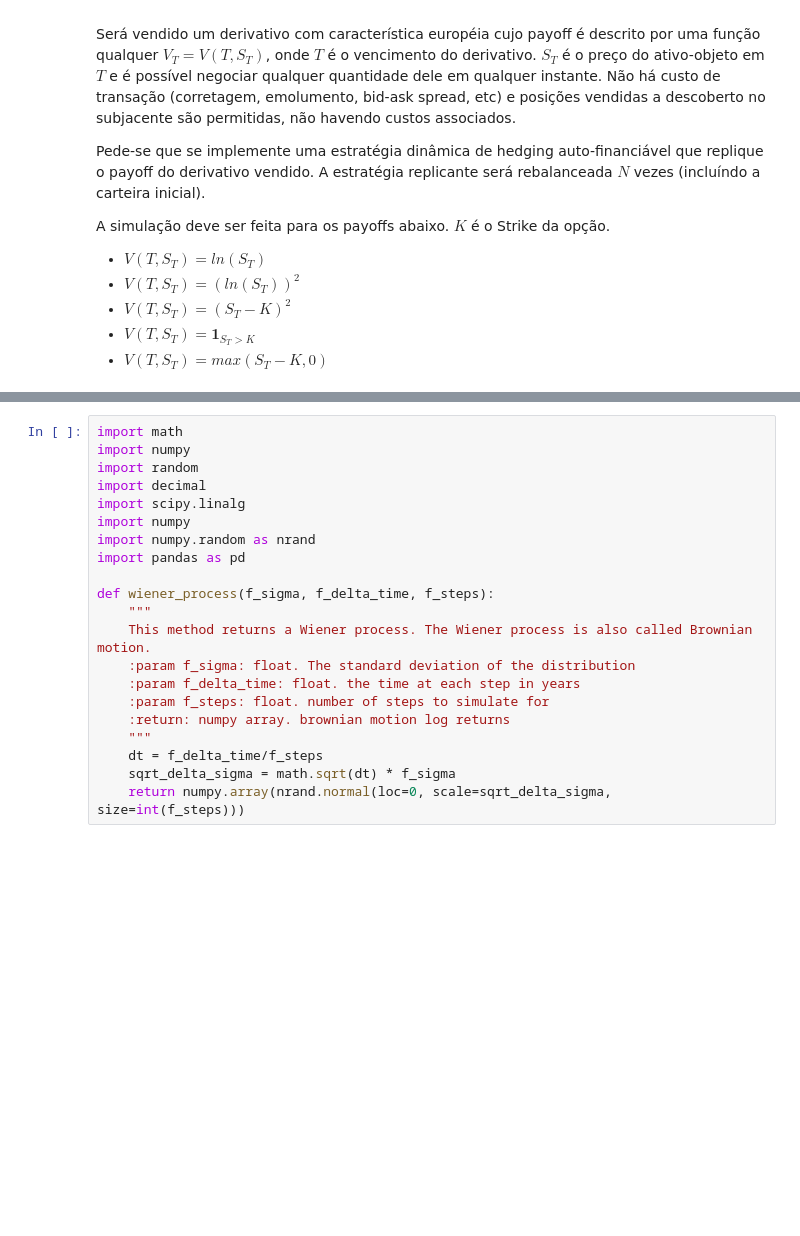
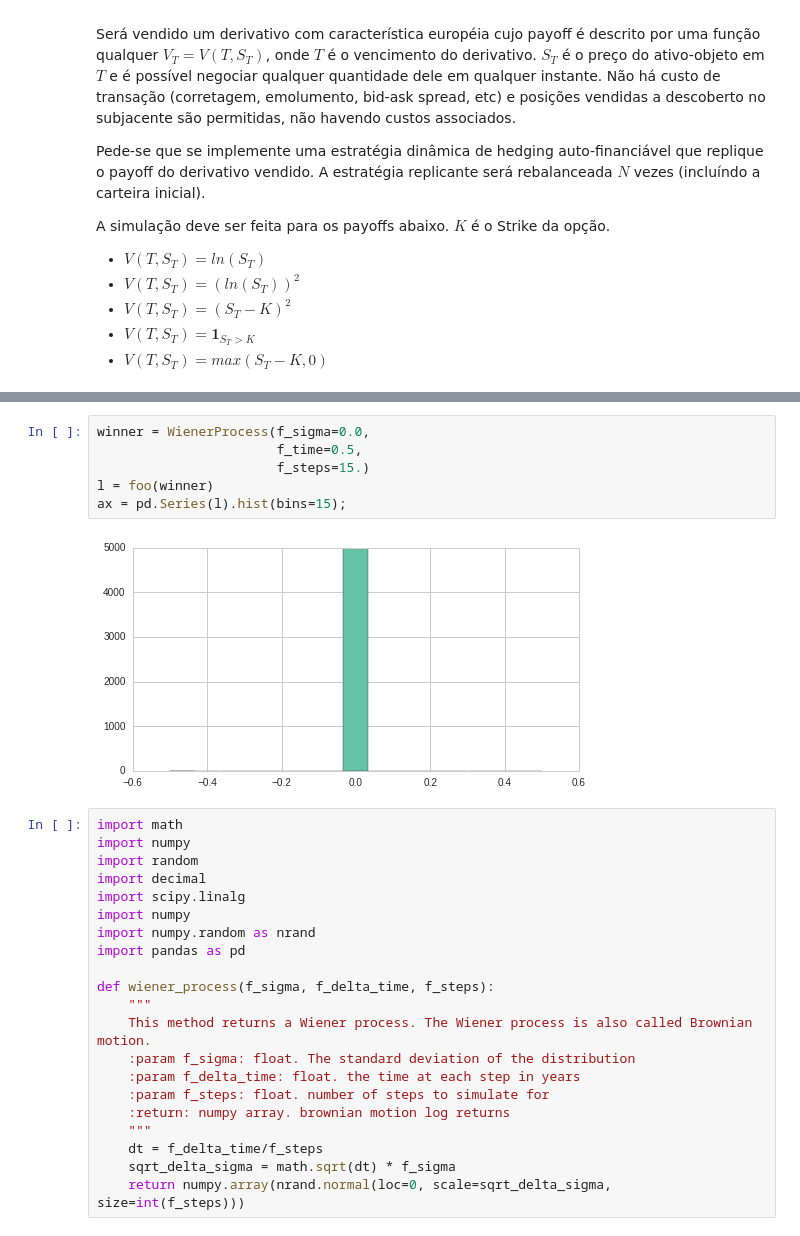
Before and after one commit to ucaiado/Replicating_Strategy, a Jupyter notebook: UiraCaiadoEx01.ipynb, the cells around one changed output, grey strips where cells are left out. Cells and saved outputs as stored; diff of their text form; blank space fills up the shorter version.

```diff
--- a/UiraCaiadoEx01.ipynb
+++ b/UiraCaiadoEx01.ipynb
@@ -151,3 +391,11 @@ nrand.normal?
+# %%
+winner = WienerProcess(f_sigma=0.0,
+                       f_time=0.5,
+                       f_steps=15.)
+l = foo(winner)
+ax = pd.Series(l).hist(bins=15);
+# %% [output]
+[figure, added]
 # %%
 import math
 import numpy
```
Also changed, not shown: parts of 16 cells of this notebook.
